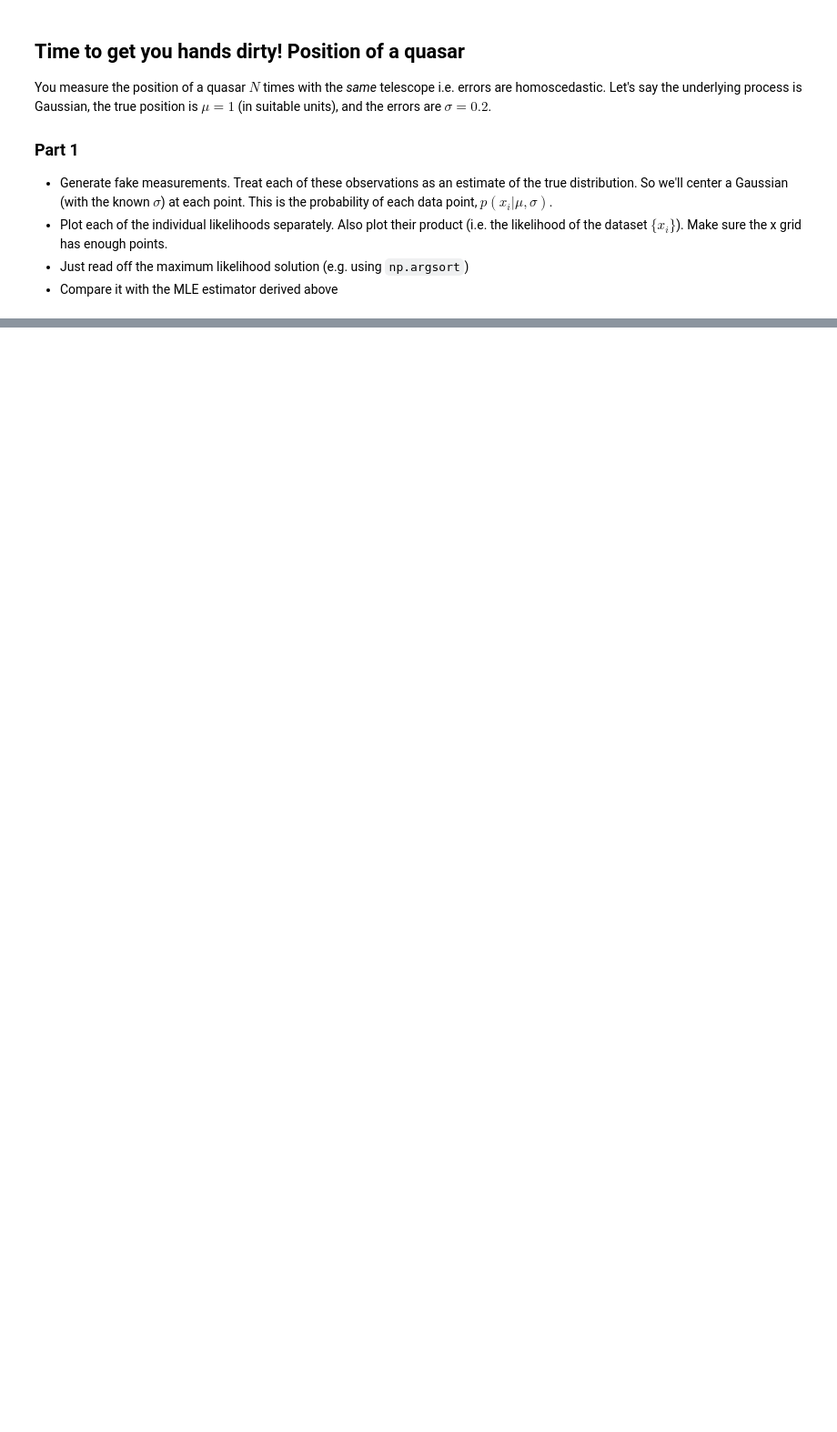
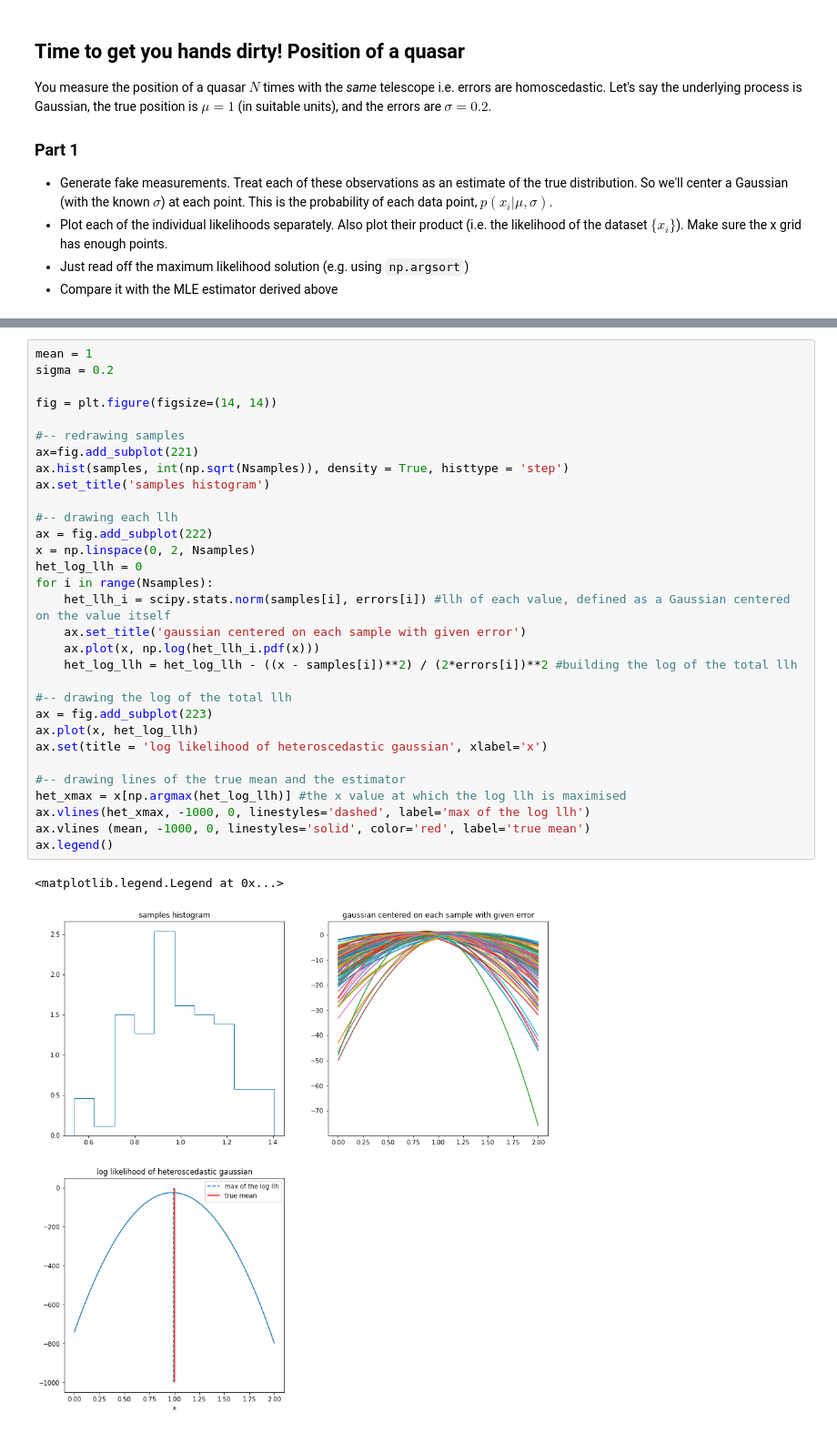
Before and after one commit to lisam10/astrostatistics_bicocca_2024, a Jupyter notebook: working/W05_quasarpos.ipynb, the cells around one changed output, grey strips where cells are left out. Shown at 91% size. Cells and saved outputs as stored; diff of their text form; blank space fills up the shorter version.

```diff
--- a/working/W05_quasarpos.ipynb
+++ b/working/W05_quasarpos.ipynb
@@ -67,0 +102,34 @@ Let's make our model more realistic. Our $N$ measurements were taken in differen
+# %%
+mean = 1
+sigma = 0.2
+
+fig = plt.figure(figsize=(14, 14))
+
+#-- redrawing samples
+ax=fig.add_subplot(221)
+ax.hist(samples, int(np.sqrt(Nsamples)), density = True, histtype = 'step')
+ax.set_title('samples histogram')
+
+#-- drawing each llh
+ax = fig.add_subplot(222)
+x = np.linspace(0, 2, Nsamples)
+het_log_llh = 0
+for i in range(Nsamples):
+    het_llh_i = scipy.stats.norm(samples[i], errors[i]) #llh of each value, defined as a Gaussian centered on the value itself
+    ax.set_title('gaussian centered on each sample with given error')
+    ax.plot(x, np.log(het_llh_i.pdf(x)))
+    het_log_llh = het_log_llh - ((x - samples[i])**2) / (2*errors[i])**2 #building the log of the total llh
+
+#-- drawing the log of the total llh
+ax = fig.add_subplot(223)
+ax.plot(x, het_log_llh)
+ax.set(title = 'log likelihood of heteroscedastic gaussian', xlabel='x')
+
+#-- drawing lines of the true mean and the estimator
+het_xmax = x[np.argmax(het_log_llh)] #the x value at which the log llh is maximised
+ax.vlines(het_xmax, -1000, 0, linestyles='dashed', label='max of the log llh')
+ax.vlines (mean, -1000, 0, linestyles='solid', color='red', label='true mean')
+ax.legend()
+# %% [output]
+<matplotlib.legend.Legend at 0x...>
+[figure, added]
```
Also changed, not shown: parts of 7 cells of this notebook, 2 other files.
